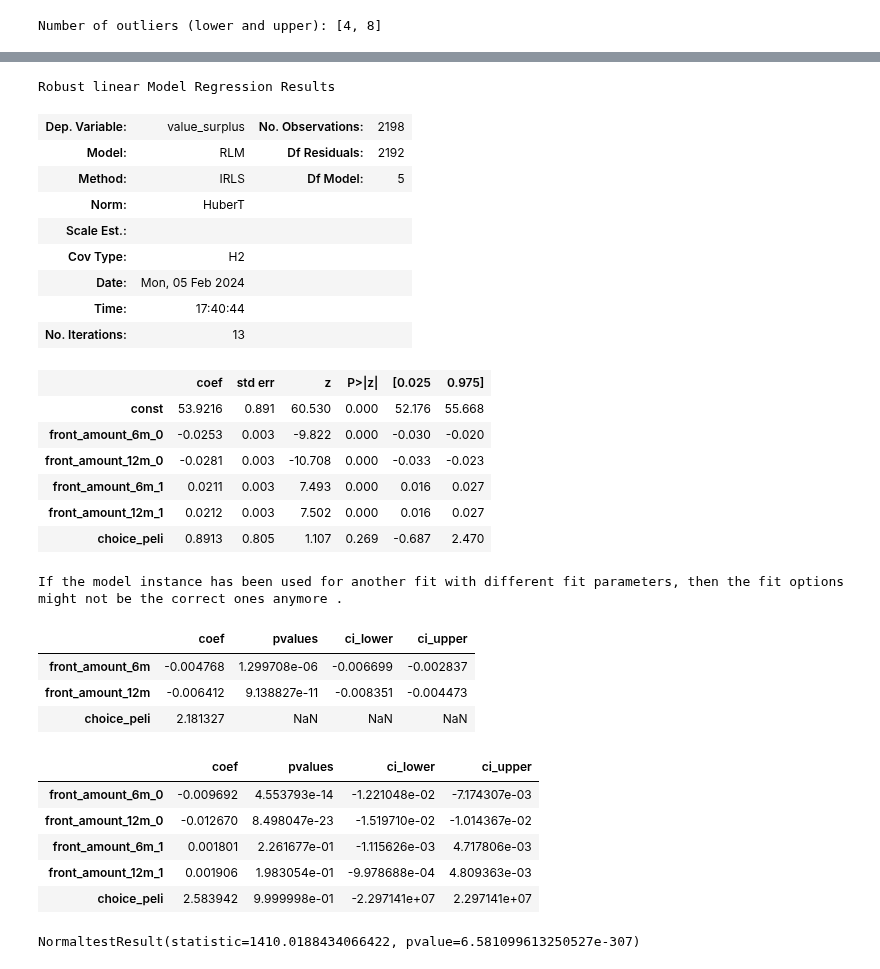
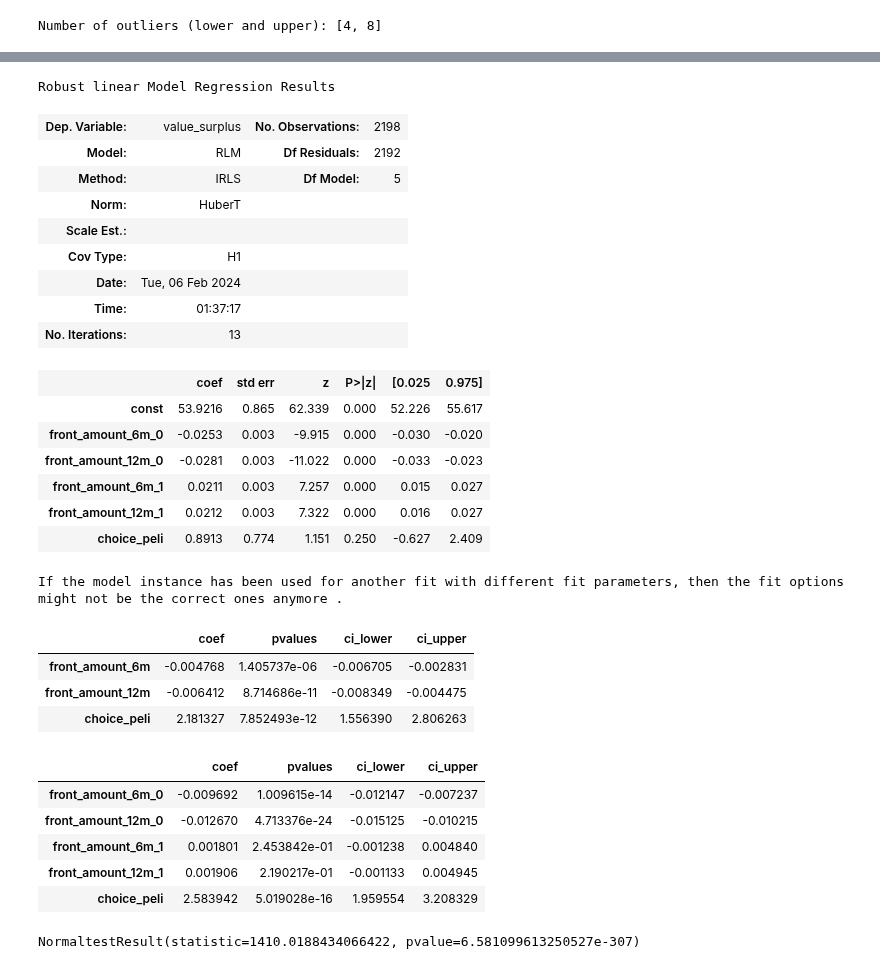
Before and after one commit to zarkwang/attention_discount_project, a Jupyter notebook: experiment_2/analysis_1_gmm.ipynb, the cells around one changed output, grey strips where cells are left out. Drawn from its saved outputs; the diff is of its cells as text; code cells hidden in the pictures.

```diff
--- a/experiment_2/analysis_1_gmm.ipynb
+++ b/experiment_2/analysis_1_gmm.ipynb
@@ -196,7 +196,7 @@ If the model instance has been used for another fit with different fit parameter
 # %%
 y = df['value_surplus']
 X = sm.add_constant(df[reg_cols_label]).astype(float)
-model_rlm_pool_2 = sm.RLM(endog=y,exog=X,M=sm.robust.norms.HuberT()).fit(maxiter=200,scale_est=sm.robust.scale.HuberScale(),cov='H2')
+model_rlm_pool_2 = sm.RLM(endog=y,exog=X,M=sm.robust.norms.HuberT()).fit(maxiter=200,scale_est=sm.robust.scale.HuberScale())
 model_rlm_pool_2.summary()
 # %% [output]
 Robust linear Model Regression Results
@@ -205,22 +205,22 @@ Robust linear Model Regression Results
 | Method: | IRLS | Df Model: | 5 |
 | Norm: | HuberT |  |  |
 | Scale Est.: |  |  |  |
-| Cov Type: | H2 |  |  |
-| Date: | Mon, 05 Feb 2024 |  |  |
-| Time: | 17:40:44 |  |  |
+| Cov Type: | H1 |  |  |
+| Date: | Tue, 06 Feb 2024 |  |  |
+| Time: | 01:37:17 |  |  |
 | No. Iterations: | 13 |  |  |
 |  | coef | std err | z | P>|z| | [0.025 | 0.975] |
-| const | 53.9216 | 0.891 | 60.530 | 0.000 | 52.176 | 55.668 |
-| front_amount_6m_0 | -0.0253 | 0.003 | -9.822 | 0.000 | -0.030 | -0.020 |
-| front_amount_12m_0 | -0.0281 | 0.003 | -10.708 | 0.000 | -0.033 | -0.023 |
-| front_amount_6m_1 | 0.0211 | 0.003 | 7.493 | 0.000 | 0.016 | 0.027 |
-| front_amount_12m_1 | 0.0212 | 0.003 | 7.502 | 0.000 | 0.016 | 0.027 |
-| choice_peli | 0.8913 | 0.805 | 1.107 | 0.269 | -0.687 | 2.470 |
+| const | 53.9216 | 0.865 | 62.339 | 0.000 | 52.226 | 55.617 |
+| front_amount_6m_0 | -0.0253 | 0.003 | -9.915 | 0.000 | -0.030 | -0.020 |
+| front_amount_12m_0 | -0.0281 | 0.003 | -11.022 | 0.000 | -0.033 | -0.023 |
+| front_amount_6m_1 | 0.0211 | 0.003 | 7.257 | 0.000 | 0.015 | 0.027 |
+| front_amount_12m_1 | 0.0212 | 0.003 | 7.322 | 0.000 | 0.016 | 0.027 |
+| choice_peli | 0.8913 | 0.774 | 1.151 | 0.250 | -0.627 | 2.409 |
 If the model instance has been used for another fit with different fit parameters, then the fit options might not be the correct ones anymore .
 # %%
 y = df_dummy['value_surplus']
 X = sm.add_constant(df_dummy[reg_cols_dummy]).astype(float)
-model_rlm_fe = sm.RLM(endog=y,exog=X,M=sm.robust.norms.HuberT()).fit(maxiter=200,scale_est=sm.robust.scale.HuberScale(),cov='H2')
+model_rlm_fe = sm.RLM(endog=y,exog=X,M=sm.robust.norms.HuberT()).fit(maxiter=200,scale_est=sm.robust.scale.HuberScale())
 
 pd.concat([model_rlm_fe.params[reg_cols_baseline].rename('coef'),
            model_rlm_fe.pvalues[reg_cols_baseline].rename('pvalues'),
@@ -228,25 +228,25 @@ pd.concat([model_rlm_fe.params[reg_cols_baseline].rename('coef'),
            axis=1)
 # %% [output]
 |  | coef | pvalues | ci_lower | ci_upper |
-| front_amount_6m | -0.004768 | 1.299708e-06 | -0.006699 | -0.002837 |
-| front_amount_12m | -0.006412 | 9.138827e-11 | -0.008351 | -0.004473 |
-| choice_peli | 2.181327 | NaN | NaN | NaN |
+| front_amount_6m | -0.004768 | 1.405737e-06 | -0.006705 | -0.002831 |
+| front_amount_12m | -0.006412 | 8.714686e-11 | -0.008349 | -0.004475 |
+| choice_peli | 2.181327 | 7.852493e-12 | 1.556390 | 2.806263 |
 # %%
 y = df_dummy['value_surplus']
 X = sm.add_constant(df_dummy[reg_cols_dummy_2]).astype(float)
-model_rlm_fe_2 = sm.RLM(endog=y,exog=X,M=sm.robust.norms.HuberT()).fit(maxiter=200,scale_est=sm.robust.scale.HuberScale(),cov='H2')
+model_rlm_fe_2 = sm.RLM(endog=y,exog=X,M=sm.robust.norms.HuberT()).fit(maxiter=200,scale_est=sm.robust.scale.HuberScale())
 
 pd.concat([model_rlm_fe_2.params[reg_cols_label].rename('coef'),
            model_rlm_fe_2.pvalues[reg_cols_label].rename('pvalues'),
            model_rlm_fe_2.conf_int().loc[reg_cols_label].rename(columns={0:'ci_lower',1:'ci_upper'})],
            axis=1)
 # %% [output]
 |  | coef | pvalues | ci_lower | ci_upper |
-| front_amount_6m_0 | -0.009692 | 4.553793e-14 | -1.221048e-02 | -7.174307e-03 |
-| front_amount_12m_0 | -0.012670 | 8.498047e-23 | -1.519710e-02 | -1.014367e-02 |
-| front_amount_6m_1 | 0.001801 | 2.261677e-01 | -1.115626e-03 | 4.717806e-03 |
-| front_amount_12m_1 | 0.001906 | 1.983054e-01 | -9.978688e-04 | 4.809363e-03 |
-| choice_peli | 2.583942 | 9.999998e-01 | -2.297141e+07 | 2.297141e+07 |
+| front_amount_6m_0 | -0.009692 | 1.009615e-14 | -0.012147 | -0.007237 |
+| front_amount_12m_0 | -0.012670 | 4.713376e-24 | -0.015125 | -0.010215 |
+| front_amount_6m_1 | 0.001801 | 2.453842e-01 | -0.001238 | 0.004840 |
+| front_amount_12m_1 | 0.001906 | 2.190217e-01 | -0.001133 | 0.004945 |
+| choice_peli | 2.583942 | 5.019028e-16 | 1.959554 | 3.208329 |
 # %%
 pplot = sm.ProbPlot(model_rlm_fe_2.resid)
 fig = pplot.qqplot(line='s')
```
Also changed, not shown: parts of 2 cells of this notebook, 39 other files.
